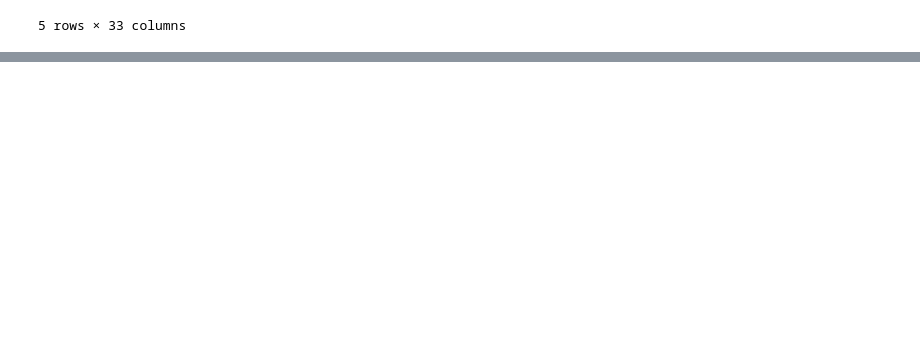
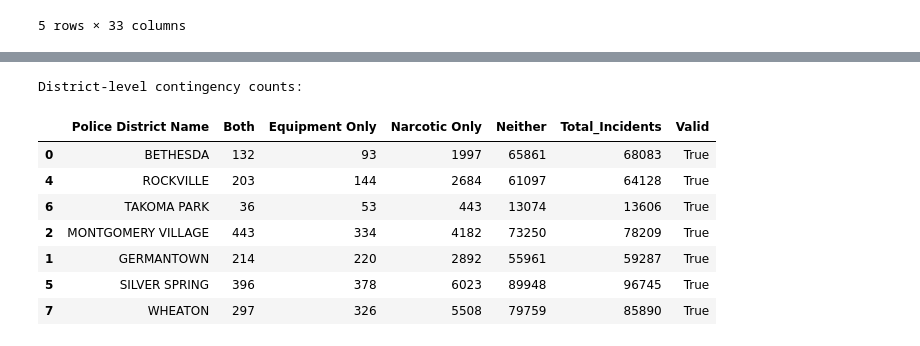
Before and after one commit to ArunaMahaGamage/MSC-AI-CW1, a Jupyter notebook: learning/01_CW1_Data_Analysis.ipynb, the cells around one changed output, grey strips where cells are left out. Cells and saved outputs as stored; diff of their text form; code cells hidden in the pictures; blank space fills up the shorter version.

```diff
--- a/learning/01_CW1_Data_Analysis.ipynb
+++ b/learning/01_CW1_Data_Analysis.ipynb
@@ -2747,0 +4126,71 @@ All rows preserved: True
+# %%
+
+# RQ1.19 - District-level contingency counts
+
+district_tables = district_summary.copy()
+
+# Both categories
+district_tables["Both"] = (
+    district_tables["Both_Categories"]
+)
+
+# Drug Equipment only
+district_tables["Equipment Only"] = (
+    district_tables["Drug_Equipment"]
+    - district_tables["Both_Categories"]
+)
+
+# Drug/Narcotic only
+district_tables["Narcotic Only"] = (
+    district_tables["Drug_Narcotic"]
+    - district_tables["Both_Categories"]
+)
+
+# Neither category
+district_tables["Neither"] = (
+    district_tables["Total_Incidents"]
+    - district_tables["Both"]
+    - district_tables["Equipment Only"]
+    - district_tables["Narcotic Only"]
+)
+
+# Check that the four counts equal total incidents
+district_tables["Check Total"] = (
+    district_tables["Both"]
+    + district_tables["Equipment Only"]
+    + district_tables["Narcotic Only"]
+    + district_tables["Neither"]
+)
+
+district_tables["Valid"] = (
+    district_tables["Check Total"]
+    == district_tables["Total_Incidents"]
+)
+
+# Show seven named police districts
+district_contingency = district_tables[
+    district_tables["Police District Name"] != "OTHER"
+][
+    [
+        "Police District Name",
+        "Both",
+        "Equipment Only",
+        "Narcotic Only",
+        "Neither",
+        "Total_Incidents",
+        "Valid"
+    ]
+].copy()
+
+print("District-level contingency counts:")
+display(district_contingency)
+# %% [output]
+District-level contingency counts:
+|  | Police District Name | Both | Equipment Only | Narcotic Only | Neither | Total_Incidents | Valid |
+| 0 | BETHESDA | 132 | 93 | 1997 | 65861 | 68083 | True |
+| 4 | ROCKVILLE | 203 | 144 | 2684 | 61097 | 64128 | True |
+| 6 | TAKOMA PARK | 36 | 53 | 443 | 13074 | 13606 | True |
+| 2 | MONTGOMERY VILLAGE | 443 | 334 | 4182 | 73250 | 78209 | True |
+| 1 | GERMANTOWN | 214 | 220 | 2892 | 55961 | 59287 | True |
+| 5 | SILVER SPRING | 396 | 378 | 6023 | 89948 | 96745 | True |
+| 7 | WHEATON | 297 | 326 | 5508 | 79759 | 85890 | True |
```
Also changed, not shown: parts of 73 cells of this notebook.
